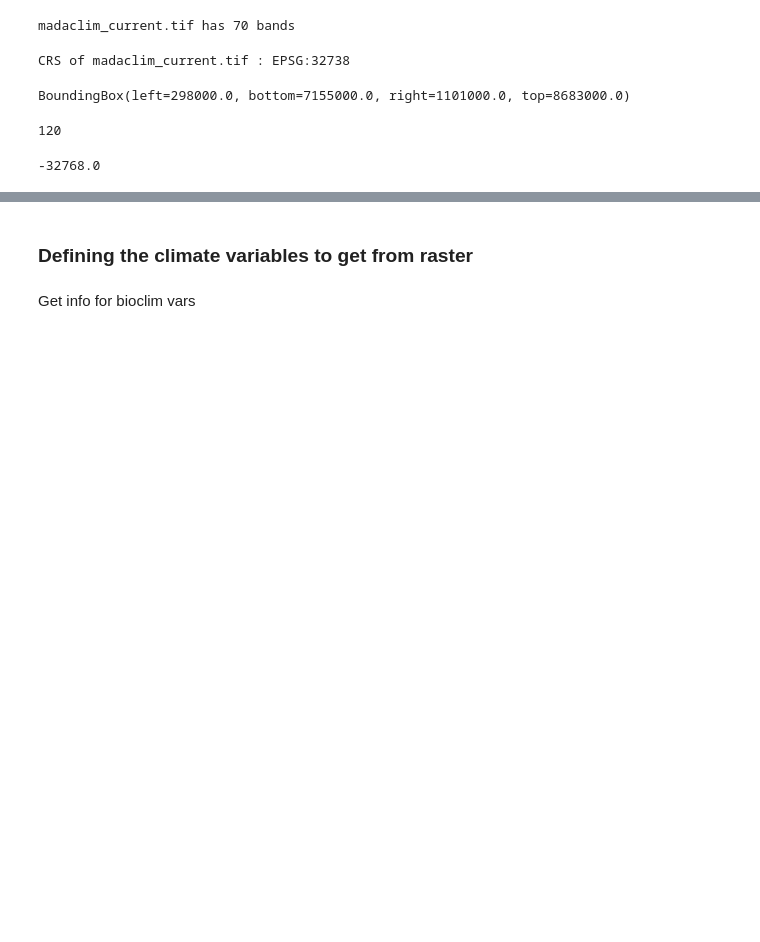
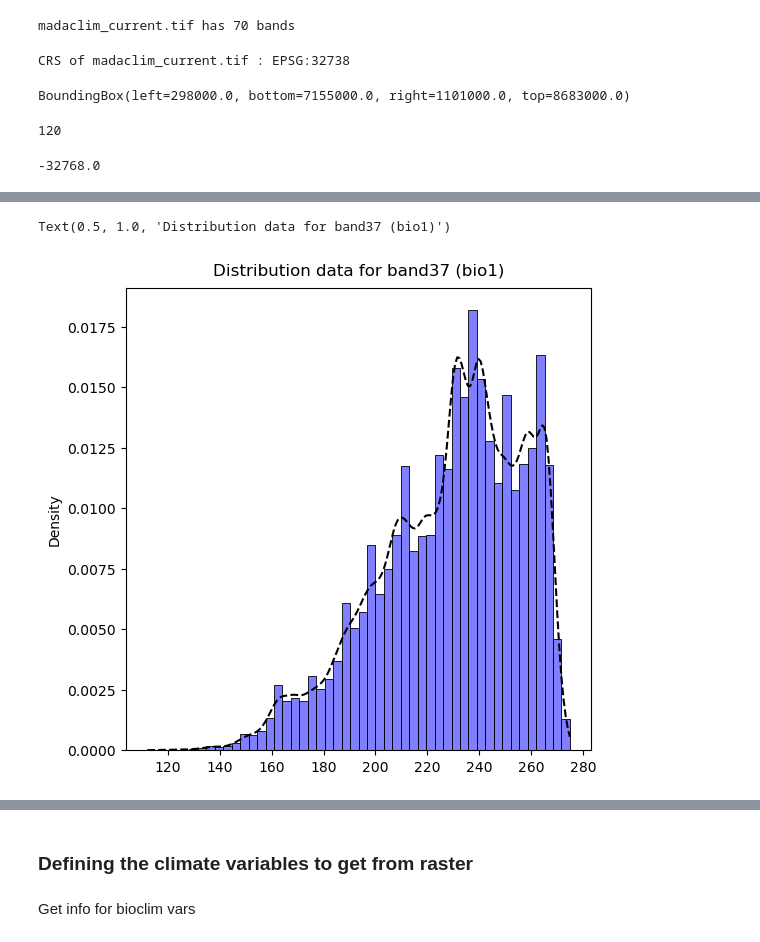
Before and after one commit to tahiri-lab/py_madaclim, a Jupyter notebook: src/data_exploration.ipynb, the cells around one changed output, grey strips where cells are left out. Drawn from its saved outputs; the diff is of its cells as text; code cells hidden in the pictures; blank space fills up the shorter version.

```diff
--- a/src/data_exploration.ipynb
+++ b/src/data_exploration.ipynb
@@ -161,0 +202,16 @@ Represents distributions of all 70 bands on 1 graph
+# %%
+# With seaborn
+fig, ax = plt.subplots(1, 1, figsize=(6,6))
+sns.histplot(
+    data=raster_mada.read(37, masked=True).compressed(),
+    color="blue",
+    bins=50,
+    ax=ax,
+    kde=True, stat="density",
+    line_kws={"linestyle" : "--"}
+)
+ax.lines[0].set_color("black")
+ax.set_title("Distribution data for band37 (bio1)", pad=10)
+# %% [output]
+Text(0.5, 1.0, 'Distribution data for band37 (bio1)')
+[figure, added]
```
Also changed, not shown: parts of 21 cells of this notebook.
